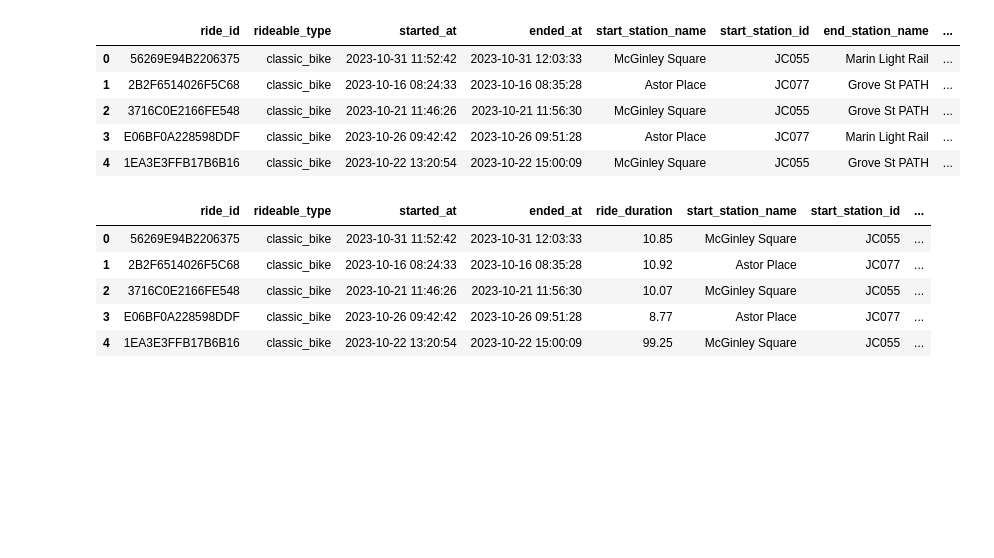
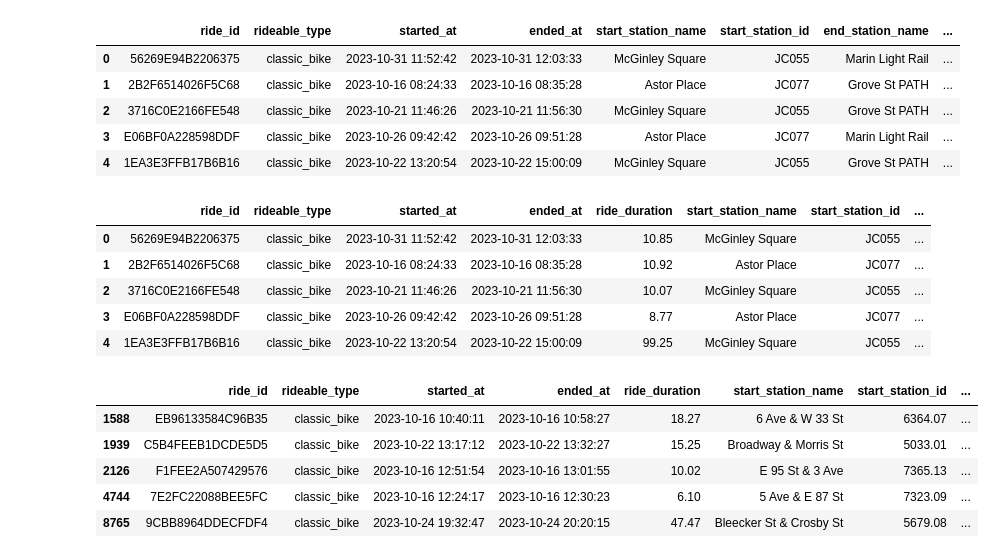
Before and after one commit to fannysigouin/tableau-citibike-challenge, a Jupyter notebook: Tableau Challenge EDA.ipynb, the cells around one changed output. Cells and saved outputs as stored; diff of their text form; code cells hidden in the pictures; blank space fills up the shorter version.

Commit message:
extracted unique lat and lng for start and end stations in csv files

```diff
--- a/Tableau Challenge EDA.ipynb
+++ b/Tableau Challenge EDA.ipynb
@@ -213,3 +213,14 @@ final_cleaned_df.head()
 # %%
 #Save final DF as CSV
 final_cleaned_df.to_csv('Resources/final_citibike_data.csv')
+# %%
+#Drop duplicate start station IDs (keeping the last entry) to extract unique lat/lng combinations
+unique_start_lat_lng_df = final_cleaned_df.drop_duplicates(subset = ['start_station_id'], keep = 'last')
+unique_start_lat_lng_df.head()
+# %% [output]
+|  | ride_id | rideable_type | started_at | ended_at | ride_duration | start_station_name | start_station_id | ... |
+| 1588 | EB96133584C96B35 | classic_bike | 2023-10-16 10:40:11 | 2023-10-16 10:58:27 | 18.27 | 6 Ave & W 33 St | 6364.07 | ... |
+| 1939 | C5B4FEEB1DCDE5D5 | classic_bike | 2023-10-22 13:17:12 | 2023-10-22 13:32:27 | 15.25 | Broadway & Morris St | 5033.01 | ... |
+| 2126 | F1FEE2A507429576 | classic_bike | 2023-10-16 12:51:54 | 2023-10-16 13:01:55 | 10.02 | E 95 St & 3 Ave | 7365.13 | ... |
+| 4744 | 7E2FC22088BEE5FC | classic_bike | 2023-10-16 12:24:17 | 2023-10-16 12:30:23 | 6.10 | 5 Ave & E 87 St | 7323.09 | ... |
+| 8765 | 9CBB8964DDECFDF4 | classic_bike | 2023-10-24 19:32:47 | 2023-10-24 20:20:15 | 47.47 | Bleecker St & Crosby St | 5679.08 | ... |
```
Also changed, not shown: parts of 4 cells of this notebook, 2 other files.
